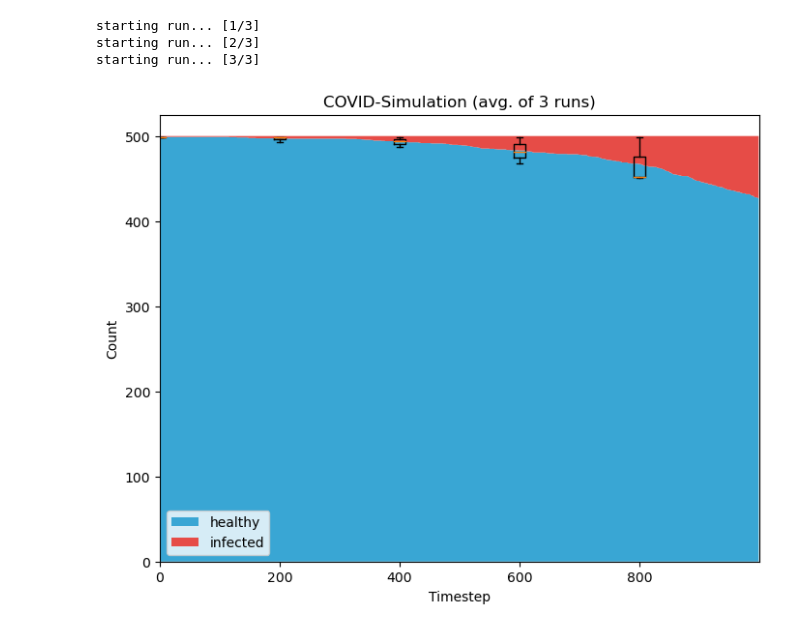
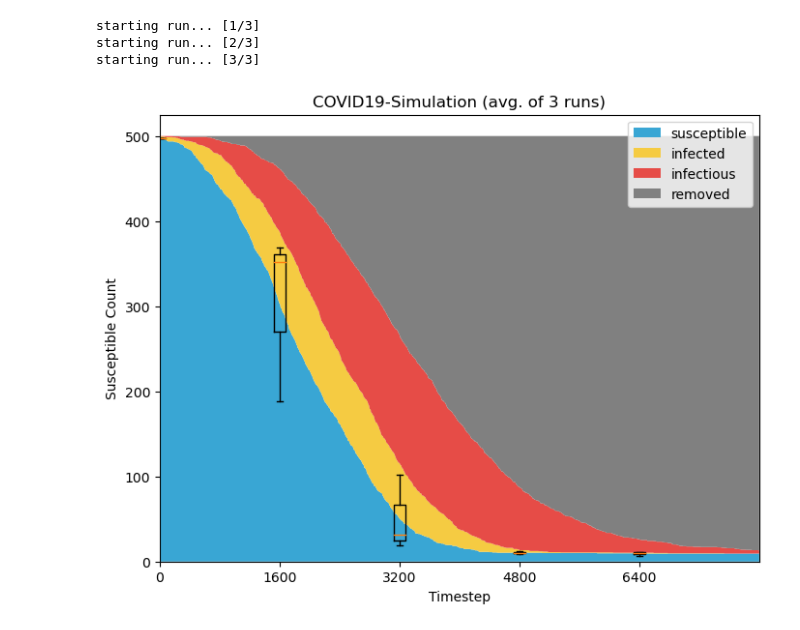
Before and after one commit to BinaryBen1/virus-simulation, a Jupyter notebook: demo.ipynb, the cells around one changed output. Drawn from its saved outputs; the diff is of its cells as text; code cells hidden in the pictures.

Commit message:
implement the SRI-model + new plots
- new status progression: susceptible -> infected -> infectious -> removed

```diff
--- a/demo.ipynb
+++ b/demo.ipynb
@@ -27,7 +27,9 @@ Hello from the pygame community. https://www.pygame.org/contribute.html
 
 sim = CovidSim(
     n_people=500,
-    infection_prob=0.2,
+    infection_prob=0.3,
+    avg_incubation_time = 500, # avg. number of timesteps to change from infected to infectious
+    avg_infectious_time = 1000, # avg. number of timesteps to change from infectious to removed
     debug_mode=False,
     FPS=60)
 
@@ -72,19 +83,21 @@ starting run... [3/3]
 # %%
 """ create the infection plots """
 
-plt.figure(figsize=(8,6))
-plt.stackplot(timesteps, healthy_counts_avg, infected_counts_avg, labels=['healthy', 'infected'], colors=['#39a6d4', '#e64c47']) # blue-grey-red
+fig1 = plt.figure(figsize=(8,6))
+plt.stackplot(timesteps, susceptible_counts_avg, infected_counts_avg, infectious_counts_avg, removed_counts_avg,
+              labels=['susceptible', 'infected', 'infectious', 'removed'],
+              colors=['#39a6d4', '#f5cb42', '#e64c47', 'gray'])
 
 # if we used multiple runs, draw bars to show the variance between the runs
 if n_runs > 1:
-    plt.boxplot([healthy_counts_data[i*int(len(timesteps)/n_variance_bars)] for i in range(n_variance_bars)],
+    plt.boxplot([susceptible_counts_data[i*int(len(timesteps)/n_variance_bars)] for i in range(n_variance_bars)],
     positions=[i*int(len(timesteps)/n_variance_bars) for i in range(n_variance_bars)], widths=int(len(timesteps)/50))
 
-plt.title(f'COVID-Simulation (avg. of {n_runs} runs)')
-plt.legend(loc='lower left', ncol=1)
+plt.title(f'COVID19-Simulation (avg. of {n_runs} runs)')
+plt.legend(loc='upper right', ncol=1) # lower left
 plt.xlabel('Timestep')
-plt.ylabel('Count')
+plt.ylabel('Susceptible Count')
 plt.xlim(0, len(timesteps))
 plt.show()
 # %% [output]
-[figure, old version]
+[figure, new version]
```
Also changed, not shown: parts of 2 cells of this notebook, 2 other files.
